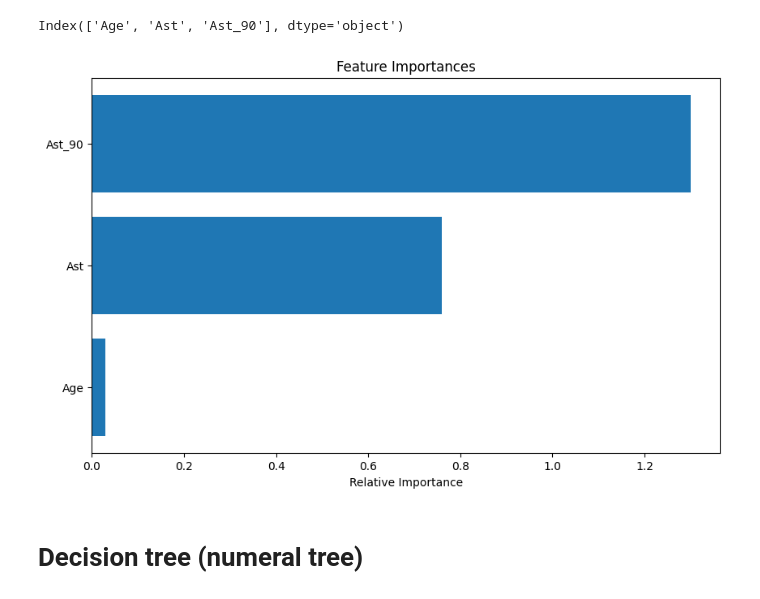
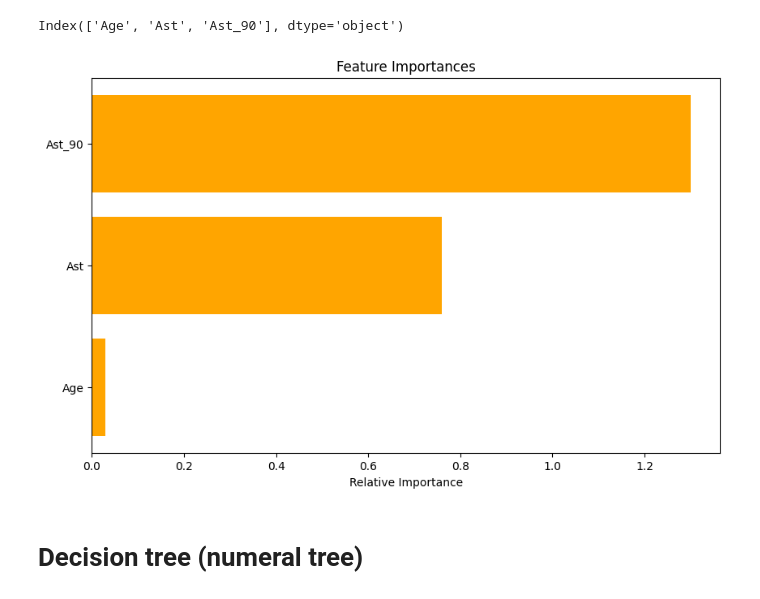
Before and after one commit to benjokapu/tpAvanzadoIA, a Jupyter notebook: analisis.ipynb, the cells around one changed output. Saved outputs shown, nothing was run; the diff lists cells and outputs as text; code cells hidden in the pictures.

```diff
--- a/analisis.ipynb
+++ b/analisis.ipynb
@@ -245,15 +247,15 @@ Index(['Age', 'Ast', 'Ast_90'], dtype='object')
 # %%
 importances = abs(log_model.coef_)[::-1]
 indices = np.argsort(importances)
 
 plt.figure(figsize=(10, 6))
 plt.title("Feature Importances")
-plt.barh(range(X_train.shape[1]), importances[0], align="center")
+plt.barh(range(X_train.shape[1]), importances[0], align="center", color='orange')
 plt.yticks(range(X_train.shape[1]), X_train.columns)
 plt.xlabel("Relative Importance")
 plt.show()
 # %% [output]
-[figure, old version]
+[figure, new version]
 # %% [markdown]
 # Decision tree (numeral tree)
 # %% [markdown]
```
Also changed, not shown: parts of 20 cells of this notebook.
